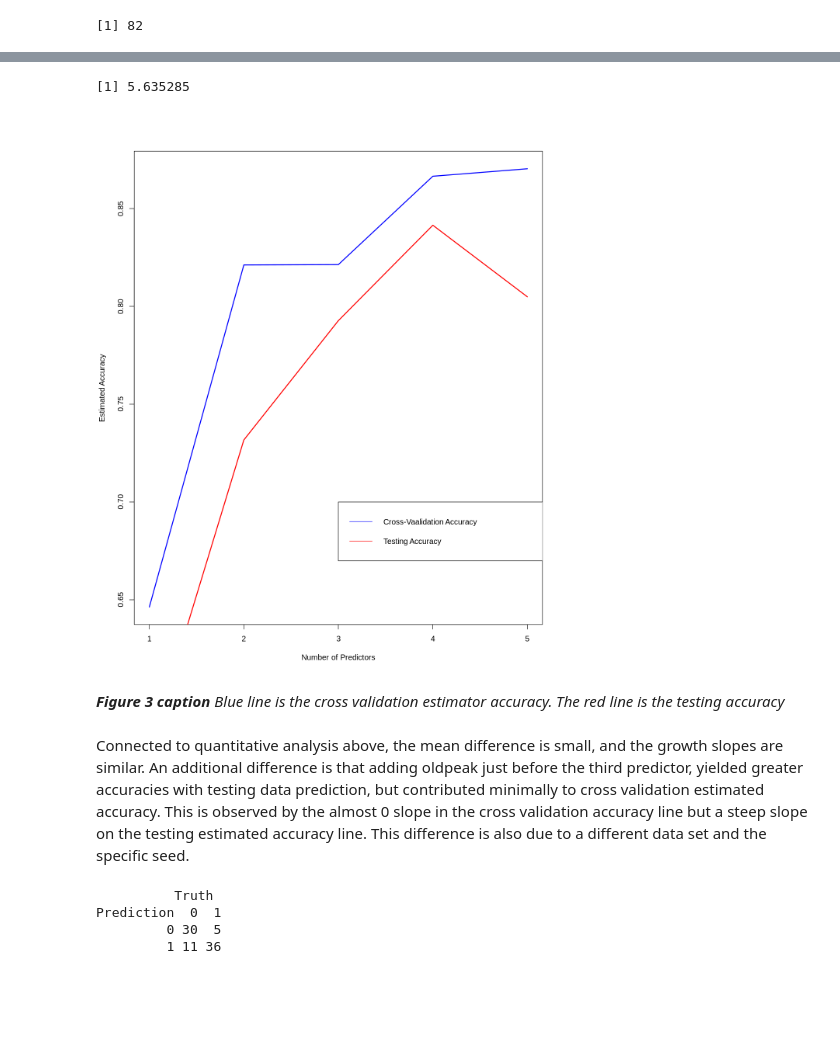
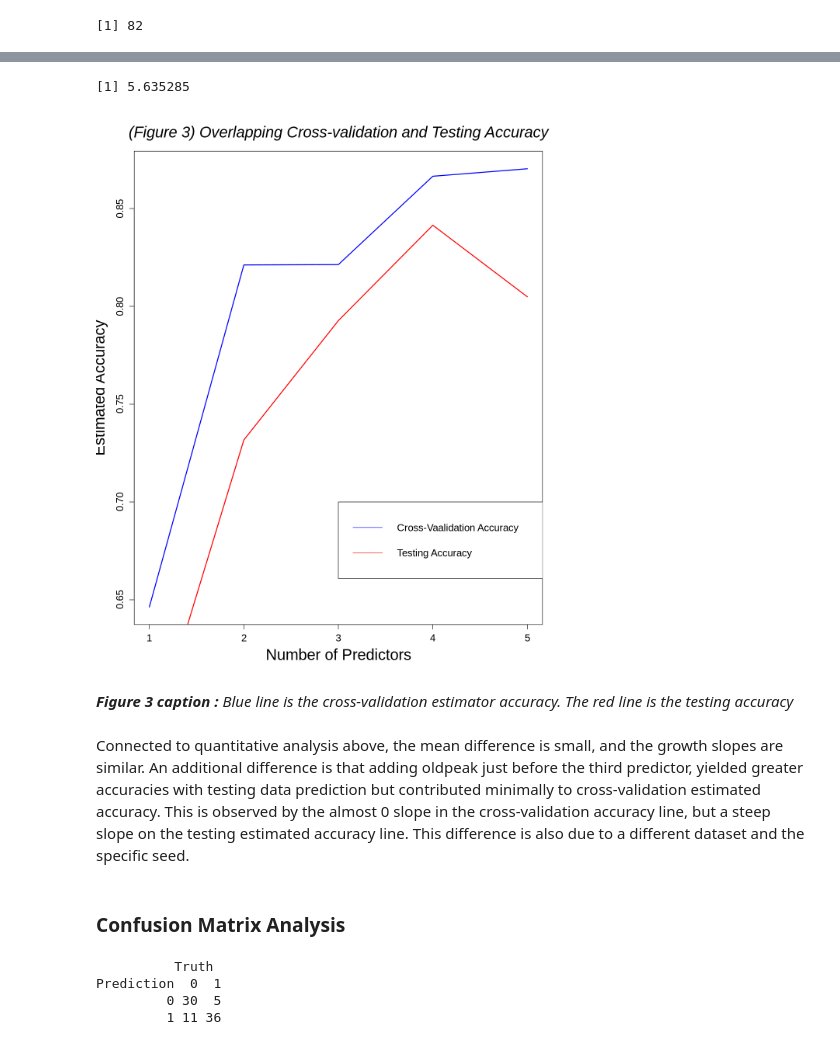
Before and after one commit to justinlook/dsci-100-2022w1-group-10, a Jupyter notebook: Final-project-group10.ipynb, the cells around one changed output, grey strips where cells are left out. Saved outputs shown, nothing was run; the diff lists cells and outputs as text; code cells hidden in the pictures; blank space fills up the shorter version.

```diff
--- a/Final-project-group10.ipynb
+++ b/Final-project-group10.ipynb
@@ -738,22 +756,26 @@ nrow(upsampled_cleveland_testing)
 # %%
 options(repr.plot.width=10, repr.plot.height=12)
 `Number of Predictors` = c(1, 2, 3, 4, 5)
 `Estimated Accuracy` = c(0.6463333, 0.8211667, 0.8213333, 0.8665000, 0.8703333)
 x2 = c(1, 2, 3, 4, 5)
 y2 = c(0.5731707, 0.7317073, 0.7926829, 0.8414634, 0.8048780)
 
-plot(`Number of Predictors`, `Estimated Accuracy`, type='l', col='blue', lty = 1,pch=19,lwd=2)
+plot(`Number of Predictors`, `Estimated Accuracy`, cex.lab = 2, type='l', col='blue', lty = 1,pch=19,lwd=2, cex.axis = 1.3)
 lines(x2, y2, col='red', lty = 1,pch=19,lwd=2)
-legend(3, 0.7, legend=c('Cross-Vaalidation Accuracy', 'Testing Accuracy'),col=c('blue', 'red'), lty=1)
+legend(3, 0.7, legend=c('Cross-Vaalidation Accuracy', 'Testing Accuracy'),col=c('blue', 'red'), lty=1, cex = 1.3)
+
+title(main ="(Figure 3) Overlapping Cross-validation and Testing Accuracy", font.main =3, col.main = "black", cex.main=2)
 
 mean_difference
 # %% [output]
 [1] 5.635285
-[figure, old version]
+[figure, new version]
 # %% [markdown]
-_**Figure 3 caption** Blue line is the cross validation estimator accuracy.  The red line is the testing accuracy_
+_**Figure 3 caption :** Blue line is the cross-validation estimator accuracy.  The red line is the testing accuracy_
 # %% [markdown]
-Connected to quantitative analysis above, the mean difference is small, and the growth slopes are similar.  An additional difference is that adding oldpeak just before the third predictor, yielded greater accuracies with testing data prediction, but contributed minimally to cross validation estimated accuracy.  This is observed by the almost 0 slope in the cross validation accuracy line but a steep slope on the testing estimated accuracy line.  This difference is also due to a different data set and the specific seed.
+Connected to quantitative analysis above, the mean difference is small, and the growth slopes are similar. An additional difference is that adding oldpeak just before the third predictor, yielded greater accuracies with testing data prediction but contributed minimally to cross-validation estimated accuracy. This is observed by the almost 0 slope in the cross-validation accuracy line, but a steep slope on the testing estimated accuracy line. This difference is also due to a different dataset and the specific seed.
+# %% [markdown]
+### Confusion Matrix Analysis
 # %%
 confusion_matrix_for_size5 <- workflow() |>
          add_recipe(recipe_size5) |>
```
Also changed, not shown: parts of 38 cells of this notebook.
